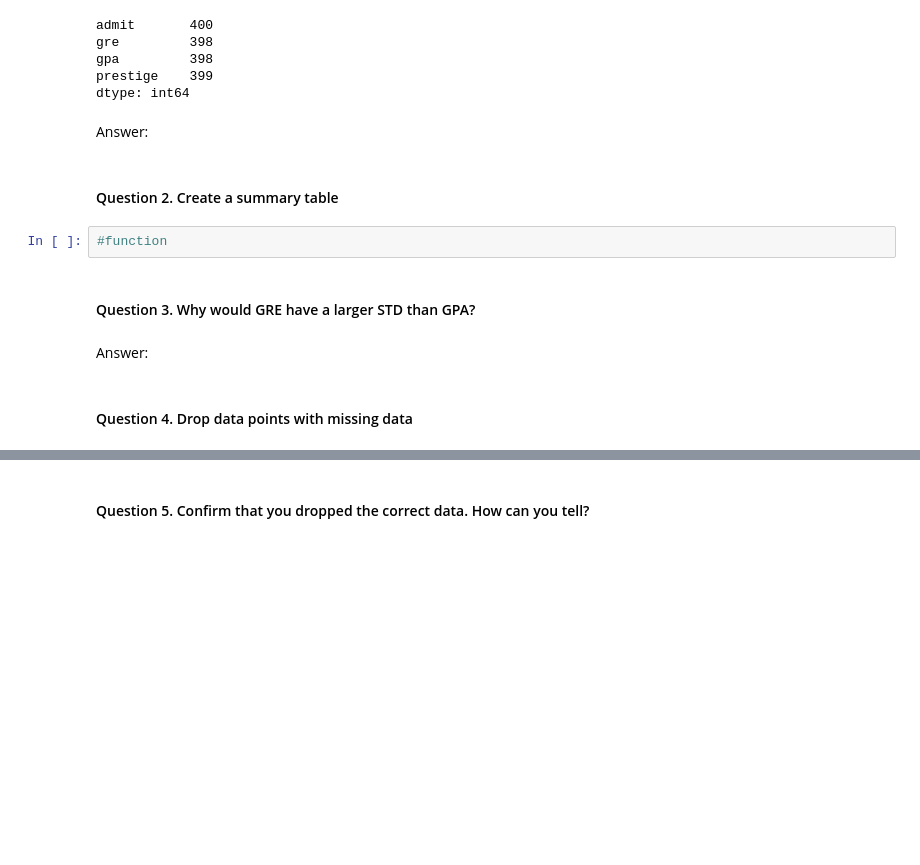
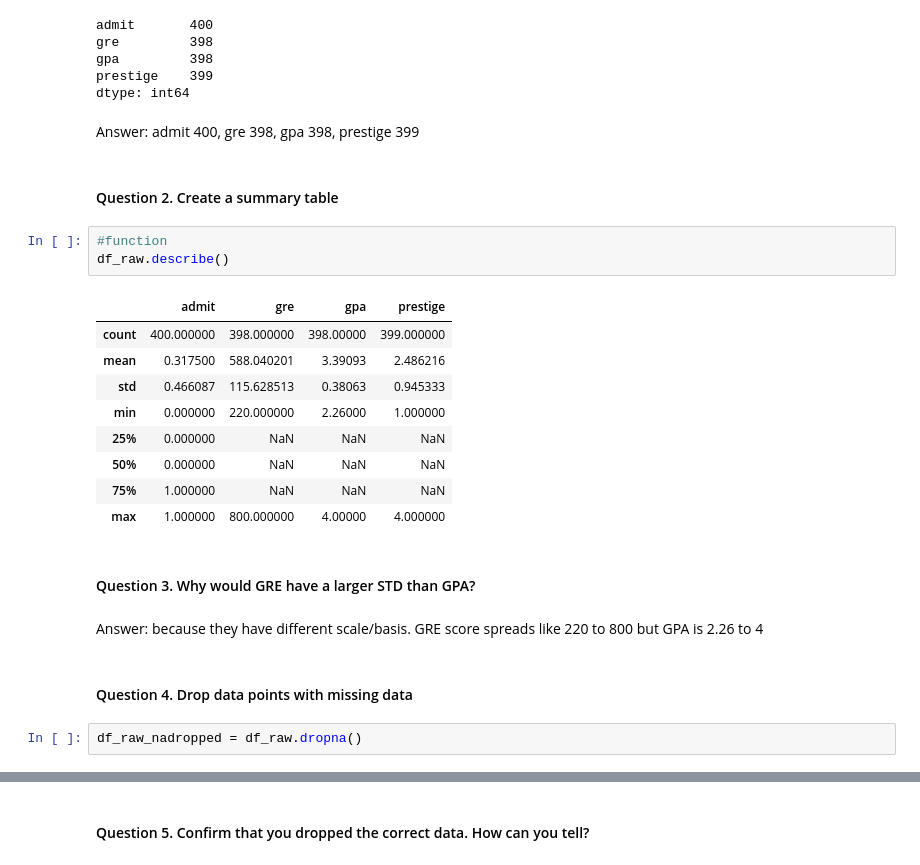
Before and after one commit to kkimura6/ds-homework, a Jupyter notebook: starter-code/project2-starter.ipynb, the cells around one changed output, grey strips where cells are left out. Saved outputs shown, nothing was run; the diff lists cells and outputs as text; blank space fills up the shorter version.

```diff
--- a/starter-code/project2-starter.ipynb
+++ b/starter-code/project2-starter.ipynb
@@ -38,15 +39,28 @@ gre         398
 gpa         398
 prestige    399
 dtype: int64
-# %% [markdown]
-Answer:
+# %% [markdown]
+Answer: admit 400, gre 398, gpa 398, prestige 399
 # %% [markdown]
 #### Question 2. Create a summary table
 # %%
 #function
+df_raw.describe()
+# %% [output]
+|  | admit | gre | gpa | prestige |
+| count | 400.000000 | 398.000000 | 398.00000 | 399.000000 |
+| mean | 0.317500 | 588.040201 | 3.39093 | 2.486216 |
+| std | 0.466087 | 115.628513 | 0.38063 | 0.945333 |
+| min | 0.000000 | 220.000000 | 2.26000 | 1.000000 |
+| 25% | 0.000000 | NaN | NaN | NaN |
+| 50% | 0.000000 | NaN | NaN | NaN |
+| 75% | 1.000000 | NaN | NaN | NaN |
+| max | 1.000000 | 800.000000 | 4.00000 | 4.000000 |
 # %% [markdown]
 #### Question 3. Why would GRE have a larger STD than GPA?
-# %% [markdown]
-Answer:
+# %% [markdown]
+Answer: because they have different scale/basis. GRE score spreads like 220 to 800 but GPA is 2.26 to 4
 # %% [markdown]
 #### Question 4. Drop data points with missing data
+# %%
+df_raw_nadropped = df_raw.dropna()
```
Also changed, not shown: parts of 31 cells of this notebook.
